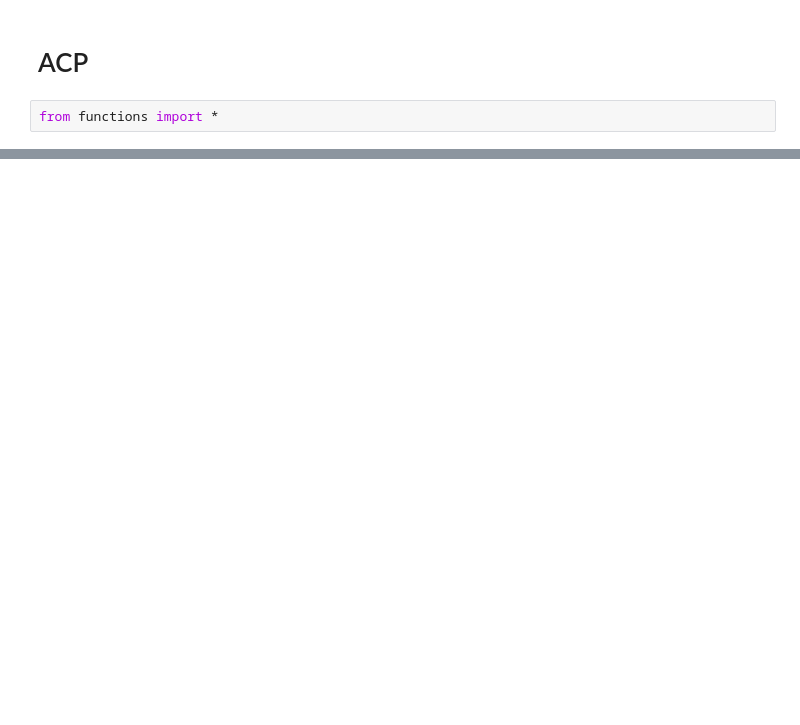
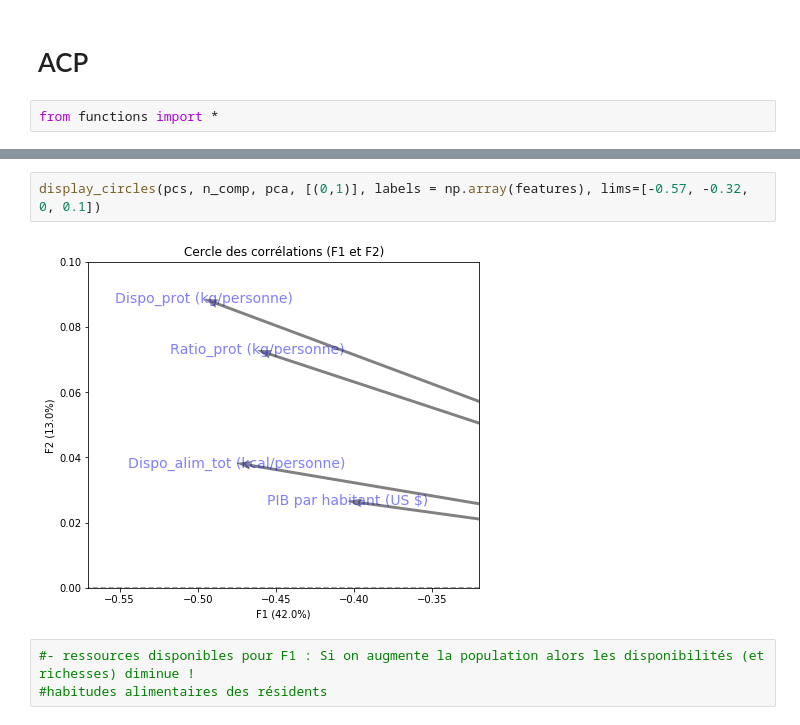
Before and after one commit to Julien-paulet/Projet_5_effectuez_une_etude_de_marche, a Jupyter notebook: Produisez une étude de marché.ipynb, the cells around one changed output, grey strips where cells are left out. Drawn from its saved outputs; the diff is of its cells as text; blank space fills up the shorter version.

```diff
--- a/Produisez une étude de marché.ipynb
+++ b/Produisez une étude de marché.ipynb
@@ -512,0 +513,7 @@ plt.show()
+# %%
+display_circles(pcs, n_comp, pca, [(0,1)], labels = np.array(features), lims=[-0.57, -0.32, 0, 0.1])
+# %% [output]
+[figure, added]
+# %%
+#- ressources disponibles pour F1 : Si on augmente la population alors les disponibilités (et richesses) diminue !
+#habitudes alimentaires des résidents
```
Also changed, not shown: parts of 1 cell of this notebook.
